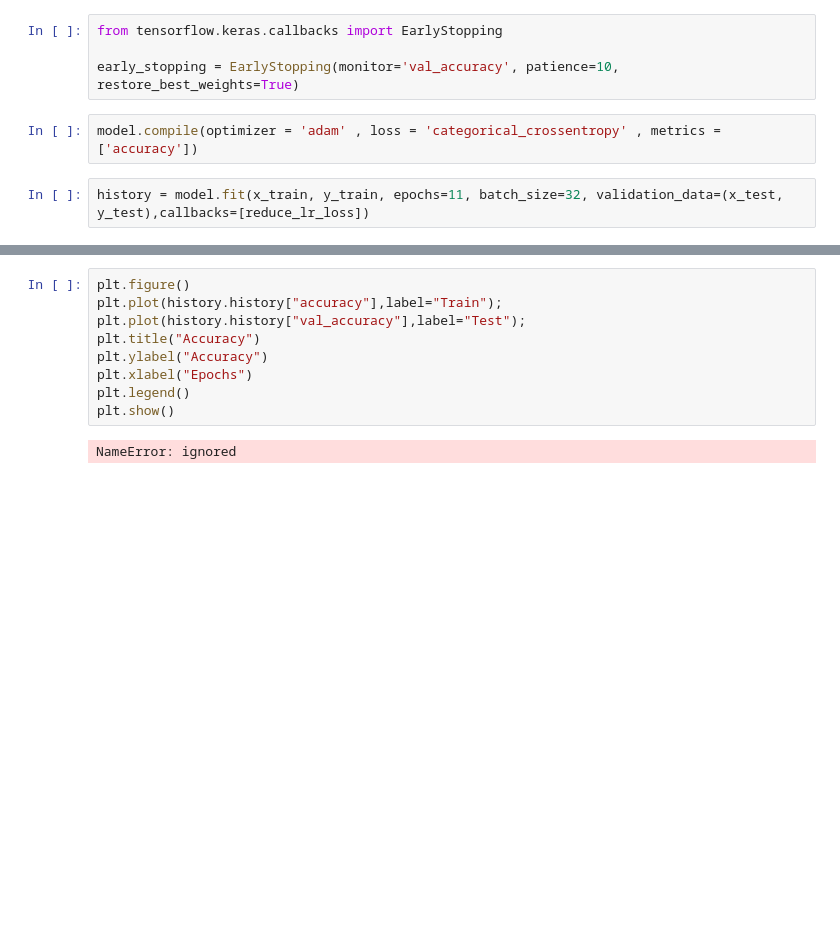
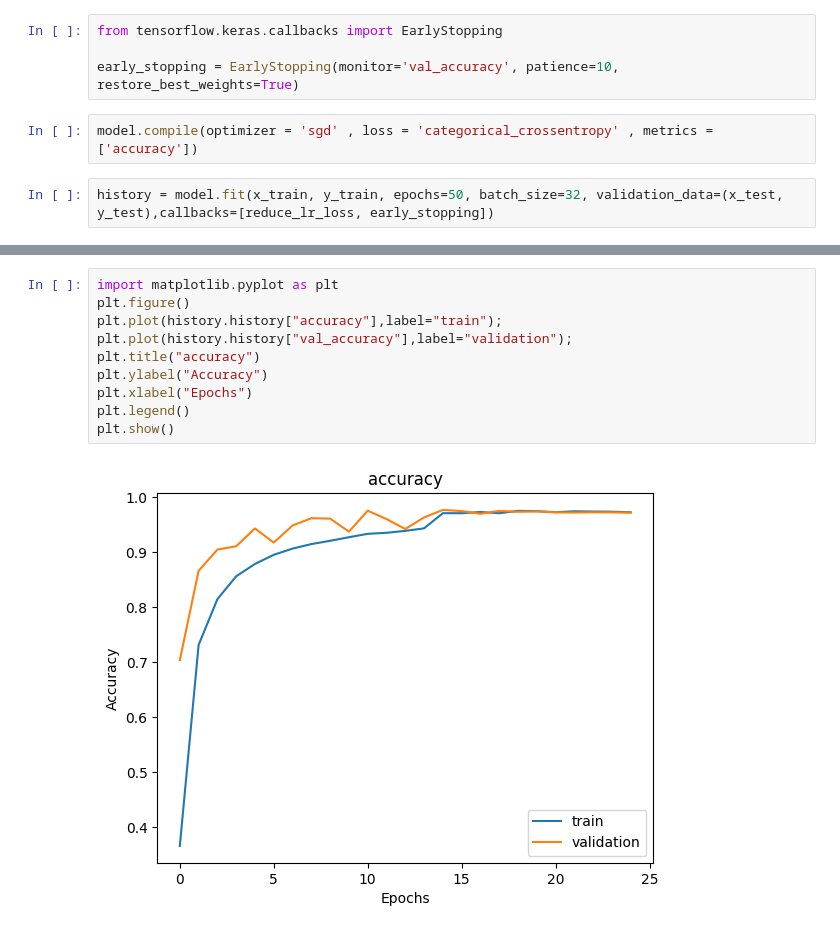
Before and after one commit to nidhik5/Sign_to_text, a Jupyter notebook: Sign_to_text.ipynb, the cells around one changed output, grey strips where cells are left out. Saved outputs shown, nothing was run; the diff lists cells and outputs as text; blank space fills up the shorter version.

```diff
--- a/Sign_to_text.ipynb
+++ b/Sign_to_text.ipynb
@@ -137,7 +114,7 @@ from tensorflow.keras.callbacks import EarlyStopping
 
 early_stopping = EarlyStopping(monitor='val_accuracy', patience=10, restore_best_weights=True)
 # %%
-model.compile(optimizer = 'adam' , loss = 'categorical_crossentropy' , metrics = ['accuracy'])
+model.compile(optimizer = 'sgd' , loss = 'categorical_crossentropy' , metrics = ['accuracy'])
 # %%
-history = model.fit(x_train, y_train, epochs=11, batch_size=32, validation_data=(x_test, y_test),callbacks=[reduce_lr_loss])
+history = model.fit(x_train, y_train, epochs=50, batch_size=32, validation_data=(x_test, y_test),callbacks=[reduce_lr_loss, early_stopping])
 # %% [output]
@@ -161,11 +158,12 @@ Epoch 11/11
 # %%
+import matplotlib.pyplot as plt
 plt.figure()
-plt.plot(history.history["accuracy"],label="Train");
-plt.plot(history.history["val_accuracy"],label="Test");
-plt.title("Accuracy")
+plt.plot(history.history["accuracy"],label="train");
+plt.plot(history.history["val_accuracy"],label="validation");
+plt.title("accuracy")
 plt.ylabel("Accuracy")
 plt.xlabel("Epochs")
 plt.legend()
 plt.show()
 # %% [output]
-NameError: ignored
+[figure, added]
```
Also changed, not shown: parts of 4 cells of this notebook.
